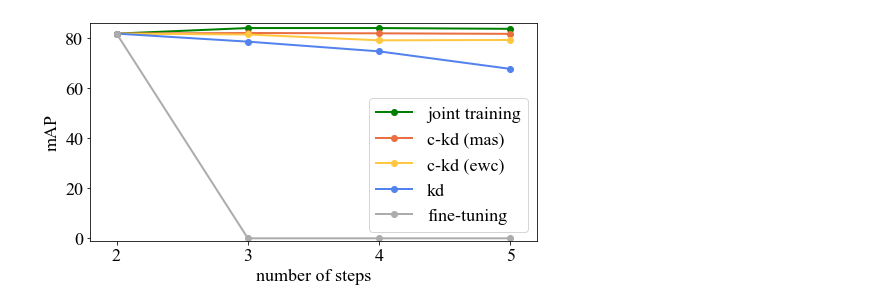
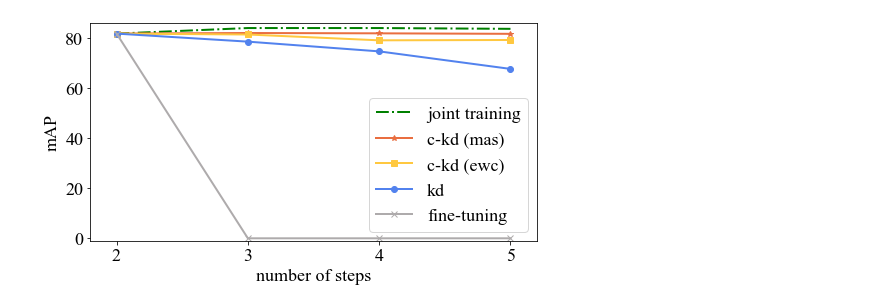
Before and after one commit to pyun-ram/incdet3, a Jupyter notebook: jupyterscripts/draw_acc_curves.ipynb, the cells around one changed output. Cells and saved outputs as stored; diff of their text form; code cells hidden in the pictures.

```diff
--- a/jupyterscripts/draw_acc_curves.ipynb
+++ b/jupyterscripts/draw_acc_curves.ipynb
@@ -178,30 +223,45 @@ step5 0.0
 # %%
 # Plot accuracy curves
 plt_case2color = {
     "fine-tuning": (174/255.0,171/255.0, 172/255.0),
     "kd": (82/255.0,130/255.0, 238/255.0),
     "c-kd (mas)": (233/255.0,110/255.0, 64/255.0),
     "c-kd (ewc)": (255/255.0,200/255.0, 64/255.0),
-    "joint training": "green"
+    "joint training": "green",
+    "ewc": (255/255.0,200/255.0, 150/255.0),
+    "incdet": (250/255.0,130/255.0, 238/255.0),
+    "mas": (233/255.0,110/255.0, 255/255.0)
 }
+
+plt_case2marker = {
+    "fine-tuning": '-x',
+    "kd": '-o',
+    "c-kd (mas)": '-*',
+    "c-kd (ewc)": '-s',
+    "joint training": '-.',
+    "ewc": '-+',
+    "incdet": '-D',
+    "mas": "-8"
+}
+
 plt.figure(figsize=(8,4))
 for k, v in g_mAP_hist_oldtask.items():
     plt_label = k
     plt_x = []
     plt_y = []
     plt_color = None
     for kk, vv in v.items():
         plt_x.append(int(kk[-1]))
         plt_y.append(vv)
-    plt.plot(plt_x, plt_y, '-o', label=plt_label, linewidth=2,  color=plt_case2color[plt_label])
+    plt.plot(plt_x, plt_y, plt_case2marker[plt_label], label=plt_label, linewidth=2,  color=plt_case2color[plt_label])
     plt.xlim([2-0.2, 5+0.2])
     plt.xticks(plt_x)
 plt.ylim([0-1, 86])
 plt.ylabel("mAP")
 plt.xlabel("number of steps")
 plt.legend()
 plt.box("off")
 plt.savefig("./Increment-in-sequence-accuracy-curves.pdf",bbox_inches = 'tight',
     pad_inches = 0)
 # %% [output]
-[figure, old version]
+[figure, new version]
```
Also changed, not shown: parts of 2 cells of this notebook, 18 other files.
